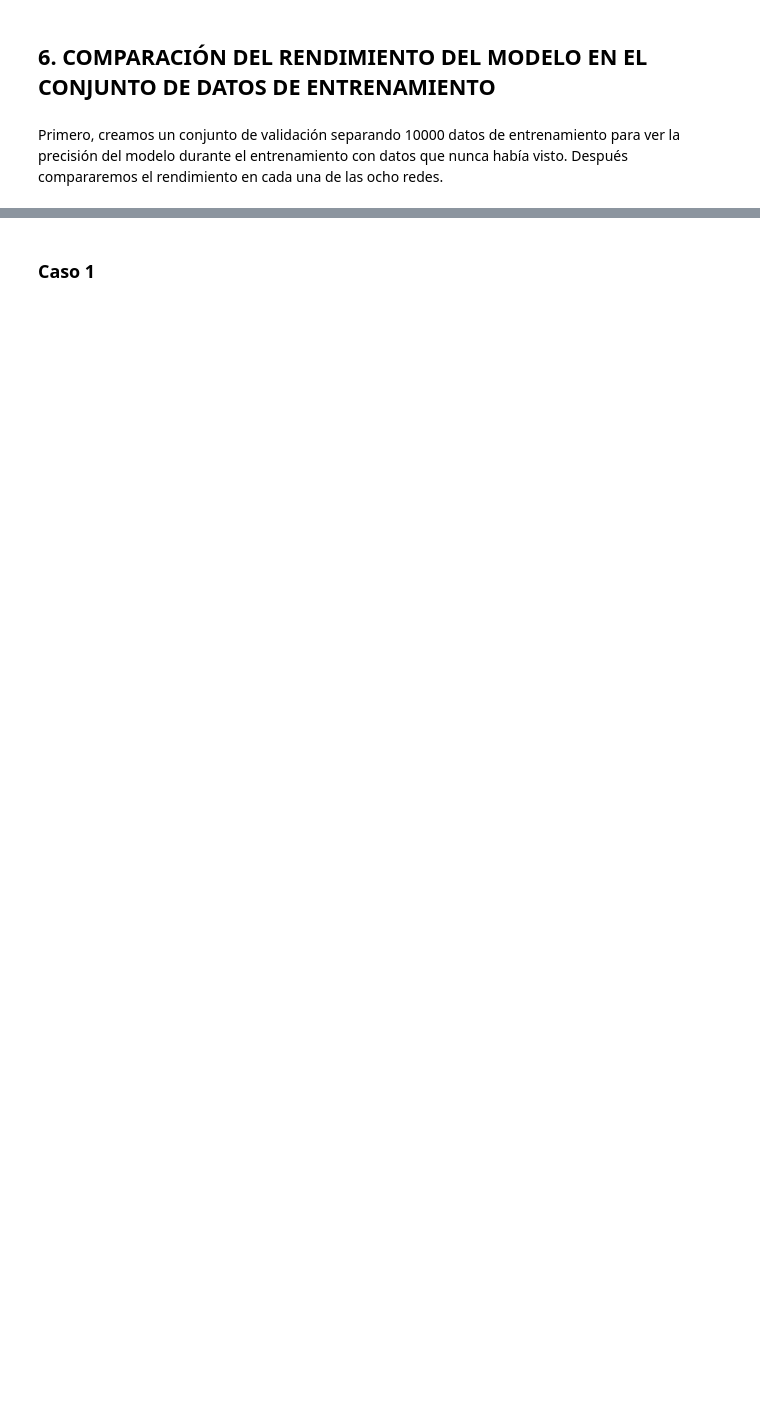
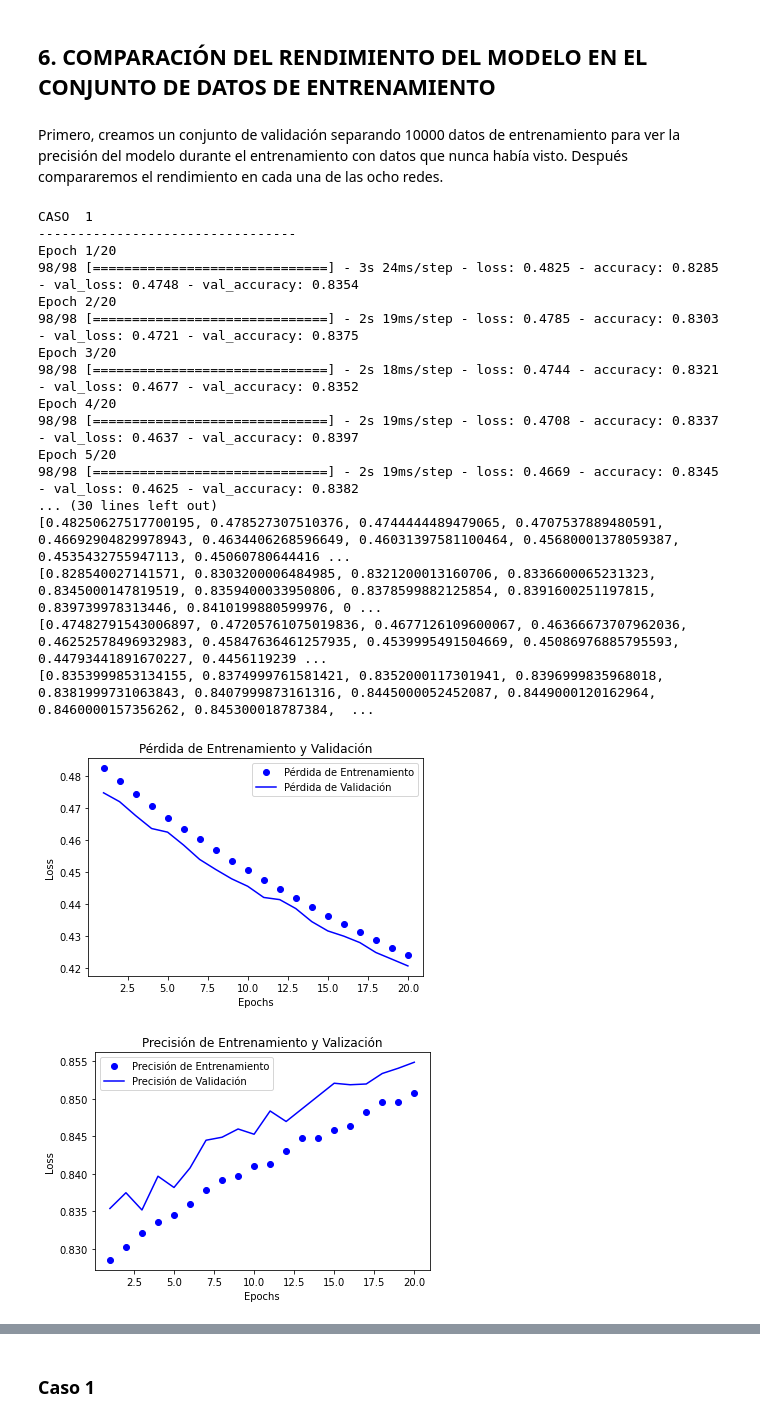
Before and after one commit to MiriamToledo/AA_PRACTICA2_GRUPO_5, a Jupyter notebook: AA_PRACTICA2_GRUPO_5.ipynb, the cells around one changed output, grey strips where cells are left out. Cells and saved outputs as stored; diff of their text form; code cells hidden in the pictures; blank space fills up the shorter version.

```diff
--- a/AA_PRACTICA2_GRUPO_5.ipynb
+++ b/AA_PRACTICA2_GRUPO_5.ipynb
@@ -160,4 +180,4 @@ red1.compile(optimizer='sgd',
 # %% [markdown]
 Ahora preparamos las etiquetas. Para eso utilizamos _Flatten_ que sirve para aplanar la entrada y que así coincidan las dimensiones de la red, para así poder entrenarla. Además, de esta forma podremos usar la función de pérdida sparse_categorical_crossentropy, que explicaremos más adelante.
 # %%
-red1.add(layers.Flatten(input_shape=(28,28)))
+models[0].add(layers.Flatten(input_shape=(28,28)))
@@ -396,0 +340,72 @@ partial_y_train = train_labels[10000:]
+# %%
+x_val = train_images[:10000]
+partial_x_train = train_images[10000:]
+
+y_val = train_labels[:10000]
+partial_y_train = train_labels[10000:]
+
+for caso in range(casos):
+  models[caso].compile(optimizer=optimizador[caso], loss=funcion_perdida[caso], metrics=[metrica[caso]])
+  print("CASO ",caso + 1)
+  print("---------------------------------")
+  history = models[caso].fit(partial_x_train,
+                   partial_y_train,
+                   epochs  = 20,
+                   batch_size = 512,
+                   validation_data = (x_val, y_val))
+  history_dict = history.history
+  history_dict.keys()
+  print(history_dict['loss'])
+  print(history_dict['accuracy'])
+  print(history_dict['val_loss'])
+  print(history_dict['val_accuracy'])
+
+  accuracy = history.history['accuracy']
+  val_accuracy = history.history['val_accuracy']
+  loss = history.history['loss']
+  val_loss = history.history['val_loss']
+
+  epochs = range(1, len(accuracy) + 1)
+
+
+  plt.plot(epochs, loss, 'bo', label='Pérdida de Entrenamiento')
+  plt.plot(epochs, val_loss, 'b', label='Pérdida de Validación')
+  plt.title('Pérdida de Entrenamiento y Validación')
+  plt.xlabel('Epochs')
+  plt.ylabel('Loss')
+  plt.legend()
+
+  plt.show()
+
+  plt.clf()
+  accuracy_values = history_dict['accuracy']
+  val_accuracy_values = history_dict['val_accuracy']
+
+  plt.plot(epochs, accuracy, 'bo', label='Precisión de Entrenamiento')
+  plt.plot(epochs, val_accuracy, 'b', label='Precisión de Validación')
+  plt.title('Precisión de Entrenamiento y Valización')
+  plt.xlabel('Epochs')
+  plt.ylabel('Loss')
+  plt.legend()
+
+  plt.show()
+# %% [output]
+CASO  1
+---------------------------------
+Epoch 1/20
+98/98 [==============================] - 3s 24ms/step - loss: 0.4825 - accuracy: 0.8285 - val_loss: 0.4748 - val_accuracy: 0.8354
+Epoch 2/20
+98/98 [==============================] - 2s 19ms/step - loss: 0.4785 - accuracy: 0.8303 - val_loss: 0.4721 - val_accuracy: 0.8375
+Epoch 3/20
+98/98 [==============================] - 2s 18ms/step - loss: 0.4744 - accuracy: 0.8321 - val_loss: 0.4677 - val_accuracy: 0.8352
+Epoch 4/20
+98/98 [==============================] - 2s 19ms/step - loss: 0.4708 - accuracy: 0.8337 - val_loss: 0.4637 - val_accuracy: 0.8397
+Epoch 5/20
+98/98 [==============================] - 2s 19ms/step - loss: 0.4669 - accuracy: 0.8345 - val_loss: 0.4625 - val_accuracy: 0.8382
+... (30 lines left out)
+[0.48250627517700195, 0.478527307510376, 0.4744444489479065, 0.4707537889480591, 0.46692904829978943, 0.4634406268596649, 0.46031397581100464, 0.45680001378059387, 0.4535432755947113, 0.45060780644416 ...
+[0.828540027141571, 0.8303200006484985, 0.8321200013160706, 0.8336600065231323, 0.8345000147819519, 0.8359400033950806, 0.8378599882125854, 0.8391600251197815, 0.839739978313446, 0.8410199880599976, 0 ...
+[0.47482791543006897, 0.47205761075019836, 0.4677126109600067, 0.46366673707962036, 0.46252578496932983, 0.45847636461257935, 0.4539995491504669, 0.45086976885795593, 0.44793441891670227, 0.4456119239 ...
+[0.8353999853134155, 0.8374999761581421, 0.8352000117301941, 0.8396999835968018, 0.8381999731063843, 0.8407999873161316, 0.8445000052452087, 0.8449000120162964, 0.8460000157356262, 0.845300018787384,  ...
+[figure, added]
+[figure, added]
```
Also changed, not shown: parts of 66 cells of this notebook.
